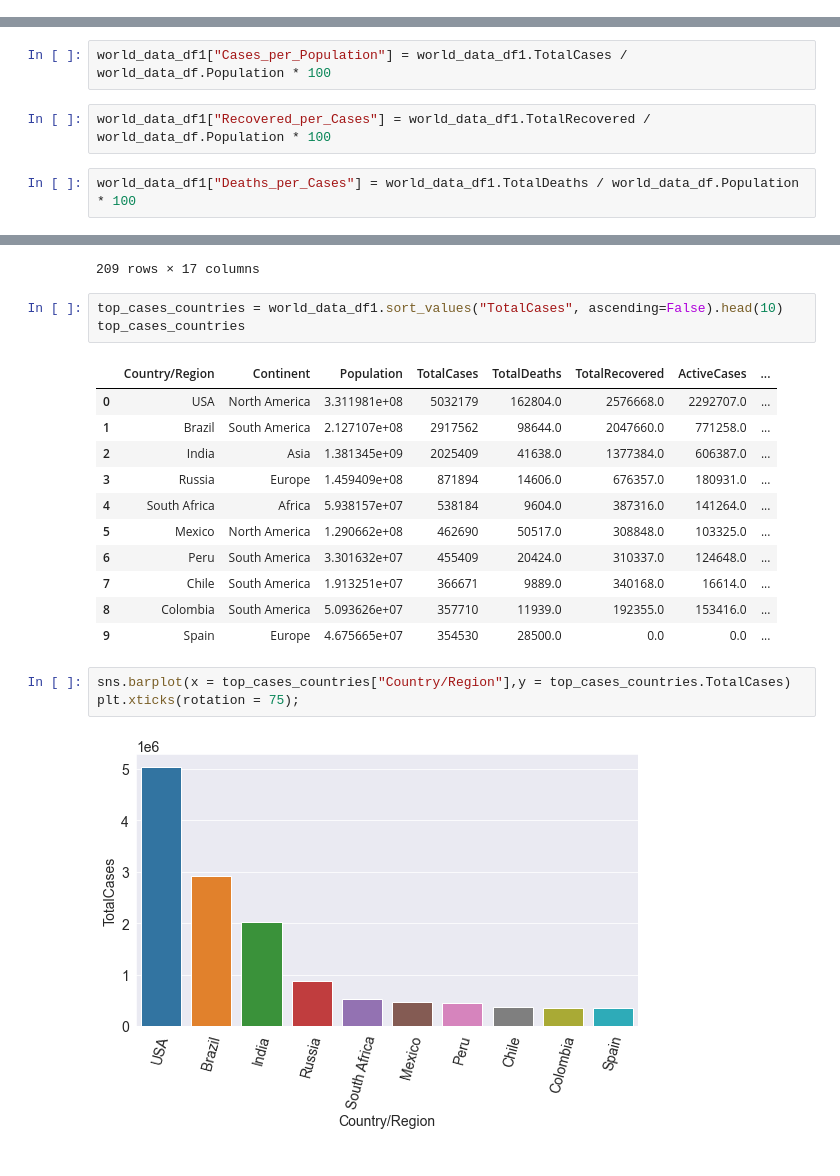
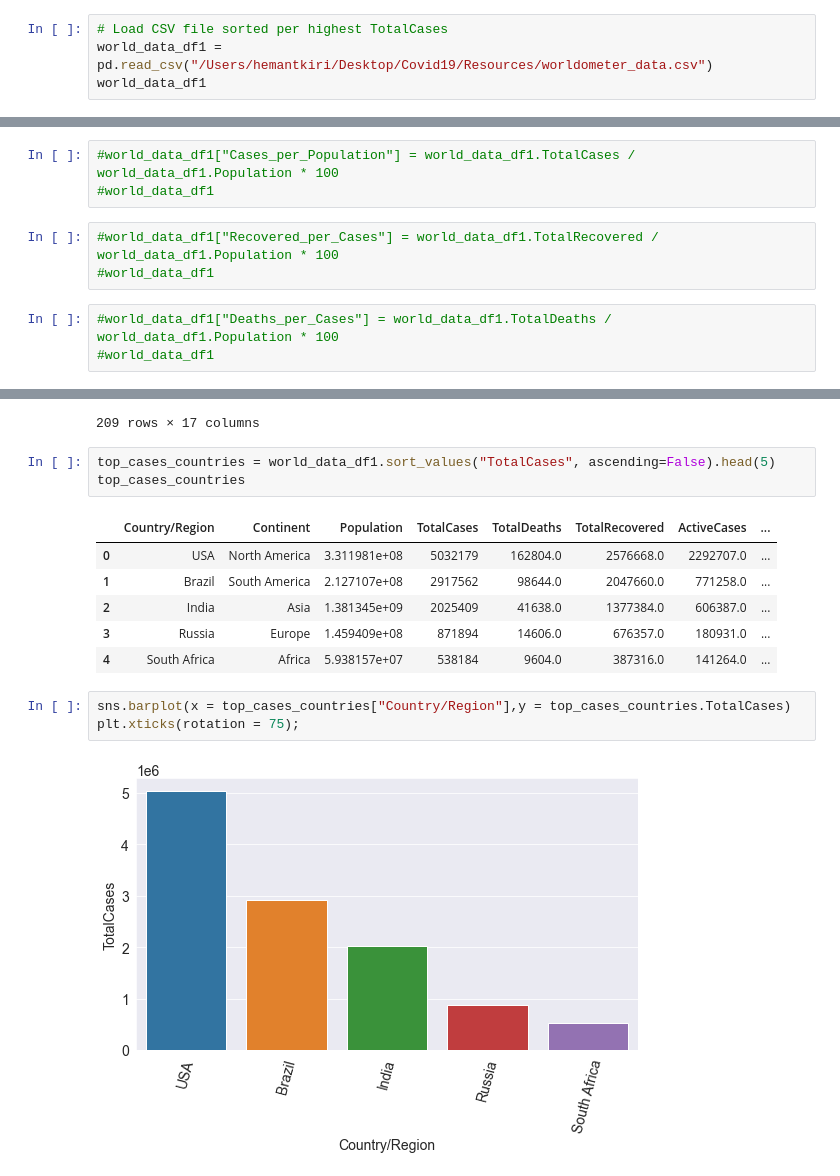
Before and after one commit to hemantkiri/Covid19, a Jupyter notebook: Covid19a.ipynb, the cells around one changed output, grey strips where cells are left out. Cells and saved outputs as stored; diff of their text form.

```diff
--- a/Covid19a.ipynb
+++ b/Covid19a.ipynb
@@ -53,0 +16,4 @@ world_data_df1
+# %%
+# Load CSV file sorted per highest TotalCases
+world_data_df1 = pd.read_csv("/Users/hemantkiri/Desktop/Covid19/Resources/worldometer_data.csv")
+world_data_df1
@@ -192,9 +184,12 @@ cases_percentage_worldwide.round(3)
 # %% [output]
 0.303
 # %%
-world_data_df1["Cases_per_Population"] = world_data_df1.TotalCases / world_data_df.Population * 100
+#world_data_df1["Cases_per_Population"] = world_data_df1.TotalCases / world_data_df1.Population * 100
+#world_data_df1
 # %%
-world_data_df1["Recovered_per_Cases"] = world_data_df1.TotalRecovered / world_data_df.Population * 100
+#world_data_df1["Recovered_per_Cases"] = world_data_df1.TotalRecovered / world_data_df1.Population * 100
+#world_data_df1
 # %%
-world_data_df1["Deaths_per_Cases"] = world_data_df1.TotalDeaths / world_data_df.Population * 100
+#world_data_df1["Deaths_per_Cases"] = world_data_df1.TotalDeaths / world_data_df1.Population * 100
+#world_data_df1
 # %%
@@ -329,22 +318,17 @@ world_data_df1
 | 208 | Western Sahara | Africa | 5.986820e+05 | 10 | 1.0 | 8.0 | 1.0 | ... |
 209 rows × 17 columns
 # %%
-top_cases_countries = world_data_df1.sort_values("TotalCases", ascending=False).head(10)
+top_cases_countries = world_data_df1.sort_values("TotalCases", ascending=False).head(5)
 top_cases_countries
 # %% [output]
 |  | Country/Region | Continent | Population | TotalCases | TotalDeaths | TotalRecovered | ActiveCases | ... |
 | 0 | USA | North America | 3.311981e+08 | 5032179 | 162804.0 | 2576668.0 | 2292707.0 | ... |
 | 1 | Brazil | South America | 2.127107e+08 | 2917562 | 98644.0 | 2047660.0 | 771258.0 | ... |
 | 2 | India | Asia | 1.381345e+09 | 2025409 | 41638.0 | 1377384.0 | 606387.0 | ... |
 | 3 | Russia | Europe | 1.459409e+08 | 871894 | 14606.0 | 676357.0 | 180931.0 | ... |
 | 4 | South Africa | Africa | 5.938157e+07 | 538184 | 9604.0 | 387316.0 | 141264.0 | ... |
-| 5 | Mexico | North America | 1.290662e+08 | 462690 | 50517.0 | 308848.0 | 103325.0 | ... |
-| 6 | Peru | South America | 3.301632e+07 | 455409 | 20424.0 | 310337.0 | 124648.0 | ... |
-| 7 | Chile | South America | 1.913251e+07 | 366671 | 9889.0 | 340168.0 | 16614.0 | ... |
-| 8 | Colombia | South America | 5.093626e+07 | 357710 | 11939.0 | 192355.0 | 153416.0 | ... |
-| 9 | Spain | Europe | 4.675665e+07 | 354530 | 28500.0 | 0.0 | 0.0 | ... |
 # %%
 sns.barplot(x = top_cases_countries["Country/Region"],y = top_cases_countries.TotalCases)
 plt.xticks(rotation = 75);
 # %% [output]
-[figure, old version]
+[figure, new version]
```
Also changed, not shown: parts of 37 cells of this notebook.
